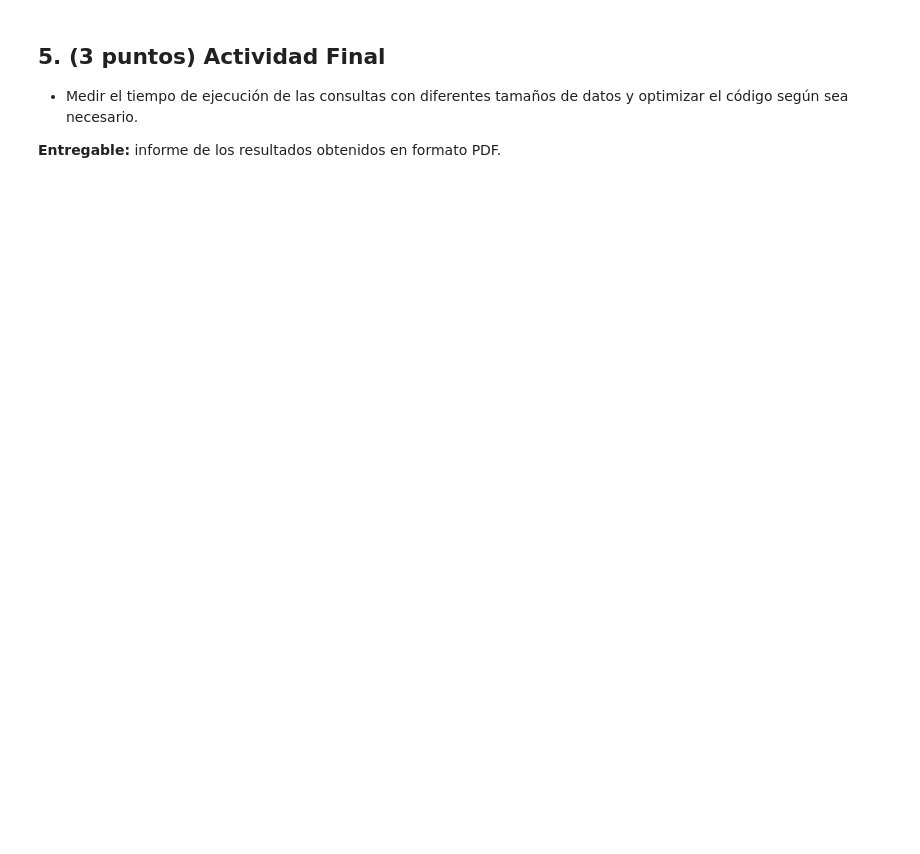
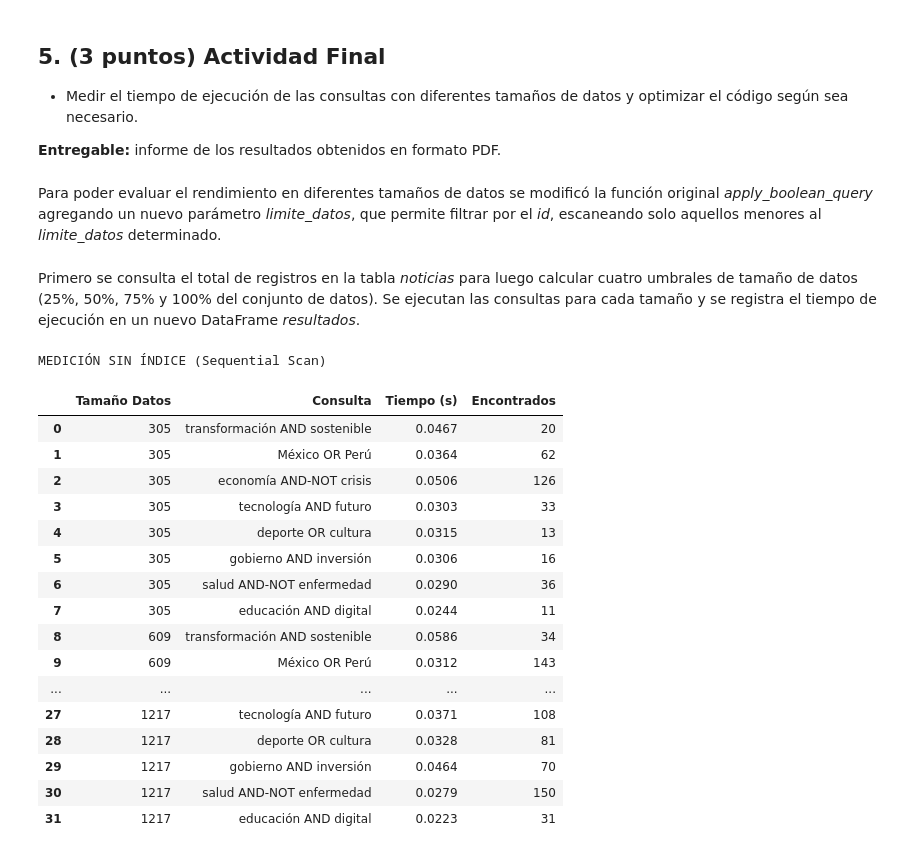
Before and after one commit to joruughen/lab08-BDII, a Jupyter notebook: Laboratorio 08.1 - Bag of Words.ipynb, the cells around one changed output. Cells and saved outputs as stored; diff of their text form; code cells hidden in the pictures; blank space fills up the shorter version.

```diff
--- a/Laboratorio 08.1 - Bag of Words.ipynb
+++ b/Laboratorio 08.1 - Bag of Words.ipynb
@@ -369,3 +406,48 @@ Texto: El Ministerio de las TIC junto con Amazon Web Services Cisco IBM Microsof
 
 
 **Entregable:** informe de los resultados obtenidos en formato PDF.
+# %% [markdown]
+Para poder evaluar el rendimiento en diferentes tamaños de datos se modificó la función original *apply_boolean_query* agregando un nuevo parámetro *limite_datos*, que permite filtrar por el *id*, escaneando solo aquellos menores al *limite_datos* determinado.
+# %%
+import time
+import math
+
+def apply_boolean_query_sized(query_text, limite_datos):
+    conn = connect_db()
+    parts = query_text.split()
+    sql_conditions = []
+    i = 0
+
+    while i < len(parts):
+        token = parts[i]
+        if token == "AND":
+            sql_conditions.append("AND")
+        elif token == "OR":
+            sql_conditions.append("OR")
+        elif token == "AND-NOT":
+            sql_conditions.append("AND NOT")
+        else:
+            stems = preprocess(token)
+            if stems:
+                term = stems[0]
+                sql_conditions.append(f"bag_of_words ? '{term}'")
+        i += 1
+
+    if not sql_conditions:
+        return pd.DataFrame()
+
+    where_clause = " ".join(sql_conditions)
+
+    #límite para simular el tamaño de la BD
+    final_query = f"SELECT id, contenido FROM noticias WHERE ({where_clause}) AND id <= {limite_datos};"
+
+    try:
+        df_results = pd.read_sql(final_query, conn)
+        return df_results
+    except Exception as e:
+        print(f"Error en la ejecución SQL: {e}")
+        return pd.DataFrame()
+    finally:
+        conn.close()
+# %% [markdown]
+Primero se consulta el total de registros en la tabla *noticias* para luego calcular cuatro umbrales de tamaño de datos (25%, 50%, 75% y 100% del conjunto de datos). Se ejecutan las consultas para cada tamaño y se registra el tiempo de ejecución en un nuevo DataFrame *resultados*.
@@ -371,0 +503,22 @@ Texto: El Ministerio de las TIC junto con Amazon Web Services Cisco IBM Microsof
+# %%
+df= medir_rendimiento("MEDICIÓN SIN ÍNDICE (Sequential Scan)")
+display(df)
+# %% [output]
+MEDICIÓN SIN ÍNDICE (Sequential Scan)
+|  | Tamaño Datos | Consulta | Tiempo (s) | Encontrados |
+| 0 | 305 | transformación AND sostenible | 0.0467 | 20 |
+| 1 | 305 | México OR Perú | 0.0364 | 62 |
+| 2 | 305 | economía AND-NOT crisis | 0.0506 | 126 |
+| 3 | 305 | tecnología AND futuro | 0.0303 | 33 |
+| 4 | 305 | deporte OR cultura | 0.0315 | 13 |
+| 5 | 305 | gobierno AND inversión | 0.0306 | 16 |
+| 6 | 305 | salud AND-NOT enfermedad | 0.0290 | 36 |
+| 7 | 305 | educación AND digital | 0.0244 | 11 |
+| 8 | 609 | transformación AND sostenible | 0.0586 | 34 |
+| 9 | 609 | México OR Perú | 0.0312 | 143 |
+| ... | ... | ... | ... | ... |
+| 27 | 1217 | tecnología AND futuro | 0.0371 | 108 |
+| 28 | 1217 | deporte OR cultura | 0.0328 | 81 |
+| 29 | 1217 | gobierno AND inversión | 0.0464 | 70 |
+| 30 | 1217 | salud AND-NOT enfermedad | 0.0279 | 150 |
+| 31 | 1217 | educación AND digital | 0.0223 | 31 |
```
Also changed, not shown: parts of 12 cells of this notebook.
